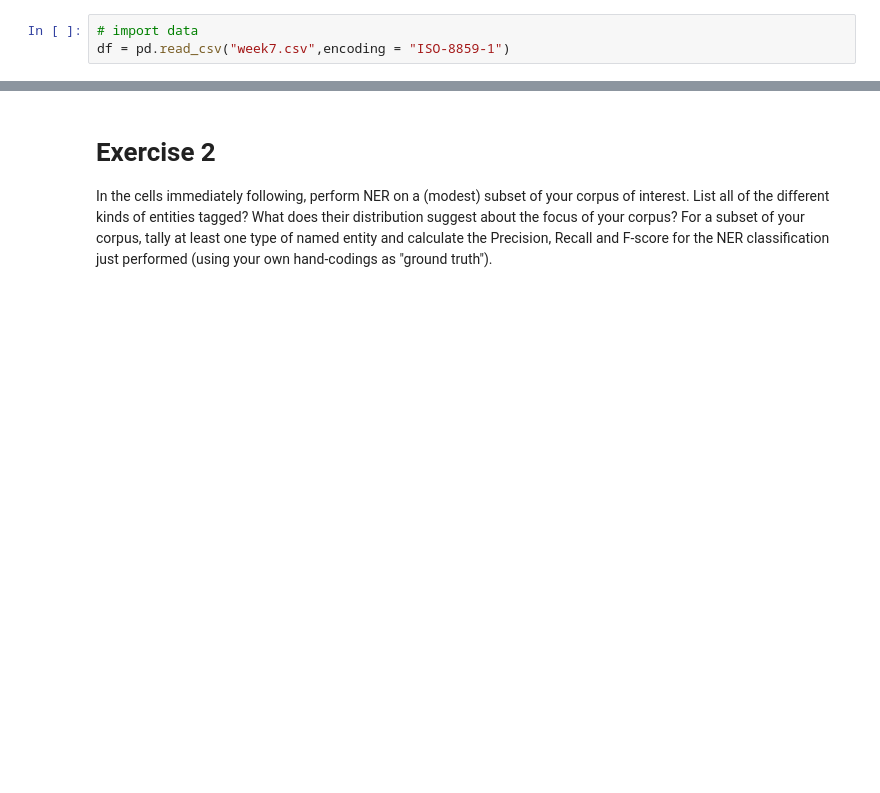
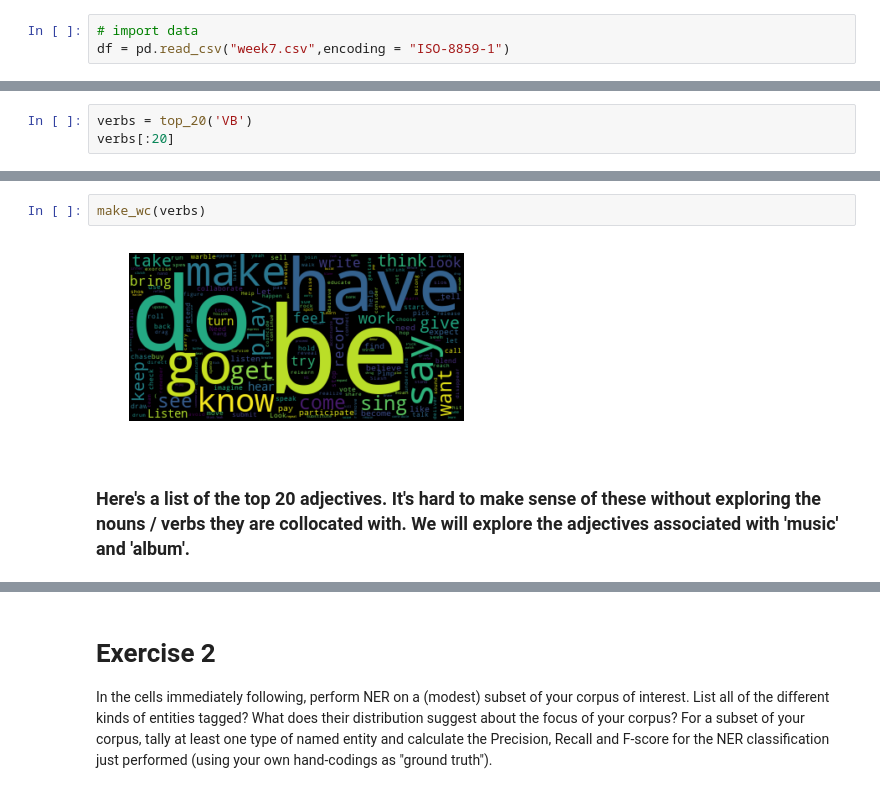
Before and after one commit to sushmitavgopalan16/content-analysis-2018, a Jupyter notebook: 7-Information-Extraction/HW 7.ipynb, the cells around one changed output, grey strips where cells are left out. Cells and saved outputs as stored; diff of their text form; blank space fills up the shorter version.

```diff
--- a/7-Information-Extraction/HW 7.ipynb
+++ b/7-Information-Extraction/HW 7.ipynb
@@ -132,0 +85,3 @@ sortedTargets[:20]
+# %%
+verbs = top_20('VB')
+verbs[:20]
@@ -132,0 +109,6 @@ sortedTargets[:20]
+# %%
+make_wc(verbs)
+# %% [output]
+[figure, added]
+# %% [markdown]
+### Here's a list of the top 20 adjectives. It's hard to make sense of these without exploring the nouns / verbs they are collocated with. We will explore the adjectives associated with 'music' and 'album'.
```
Also changed, not shown: parts of 51 cells of this notebook.
